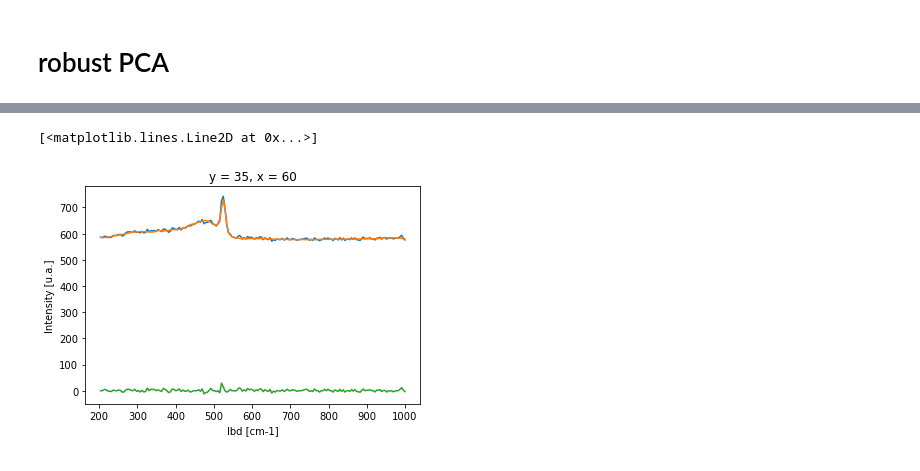
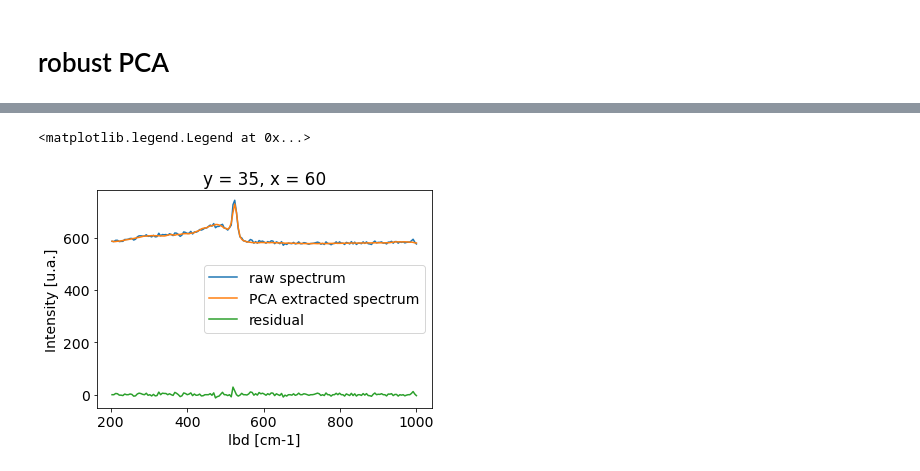
Before and after one commit to Bertin-fap/raman-hyperspectra-examples, a Jupyter notebook: raman_hyperspectra examples.ipynb, the cells around one changed output, grey strips where cells are left out. Saved outputs shown, nothing was run; the diff lists cells and outputs as text; code cells hidden in the pictures.

```diff
--- a/raman_hyperspectra examples.ipynb
+++ b/raman_hyperspectra examples.ipynb
@@ -271,12 +271,16 @@ Itn   Fnc       NrmNuc    Nrmℓ1     Cnstr     r         s         ρ
  120  1.12e+06  9.69e+05  1.55e+07  4.45e+02  4.96e-04  4.63e-04  3.97e-05
 --------------------------------------------------------------------------
 # %%
+import matplotlib
+matplotlib.rcParams.update({'font.size': 14})
+
 x = 60.3  # µm
 y = 35.4  # µm
 
-da_sliced.sel(x=x, y=y, method='nearest').plot()
-X.sel(x=x, y=y, method='nearest').plot()
-Y.sel(x=x, y=y, method='nearest').plot()
+da_sliced.sel(x=x, y=y, method='nearest').plot(label = 'raw spectrum')
+X.sel(x=x, y=y, method='nearest').plot(label = 'PCA extracted spectrum')
+Y.sel(x=x, y=y, method='nearest').plot(label = 'residual')
+plt.legend()
 # %% [output]
-[<matplotlib.lines.Line2D at 0x...>]
+<matplotlib.legend.Legend at 0x...>
-[figure, old version]
+[figure, new version]
```
Also changed, not shown: parts of 1 cell of this notebook.
